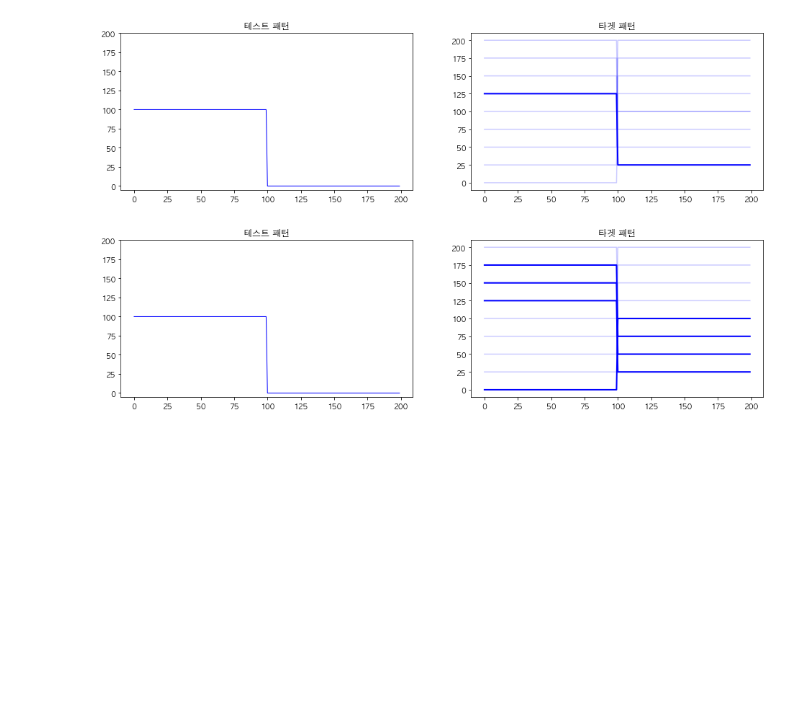
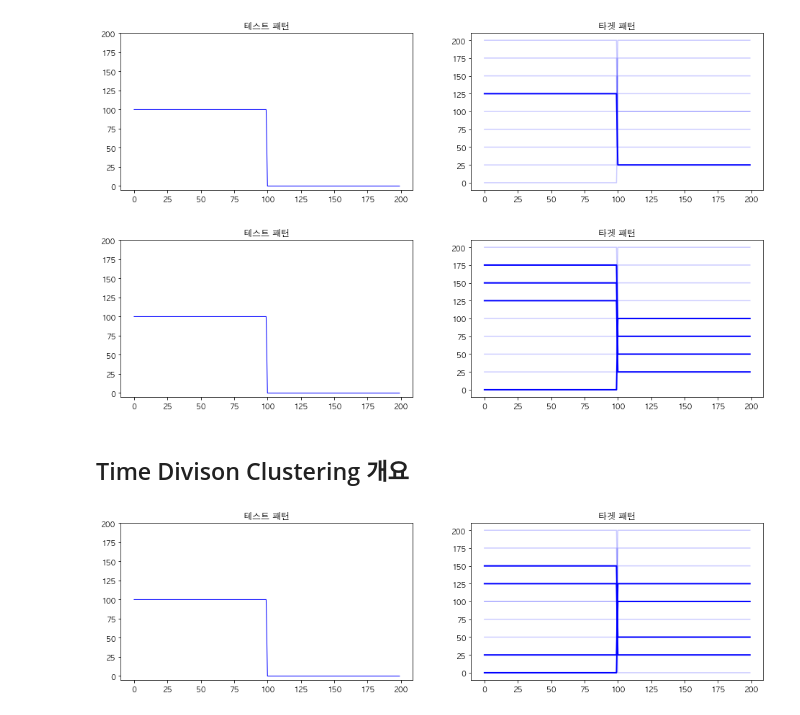
Before and after one commit to formegusto/distribution-public-fee, a Jupyter notebook: pt3-ex-1.euclidean distance problem.ipynb, the cells around one changed output. Saved outputs shown, nothing was run; the diff lists cells and outputs as text; code cells hidden in the pictures; blank space fills up the shorter version.

Commit message:
update : time division kmeans clustering 개요

```diff
--- a/pt3-ex-1.euclidean distance problem.ipynb
+++ b/pt3-ex-1.euclidean distance problem.ipynb
@@ -128,3 +128,27 @@ up_ax.set_title("타겟 패턴")
 plt.show()
 # %% [output]
 [figure]
+# %% [markdown]
+## Time Divison Clustering 개요
+# %%
+all_y = np.append(r_y, y,axis=0)
+all_rank = all_y.argsort(axis=0).argsort(axis=0).mean(axis=1)
+
+rank_chk = abs(all_rank[1:] - all_rank[0])
+rank_sort = all_y[1:][rank_chk.argsort()]
+
+plt.figure(figsize=(16,4))
+
+down_ax = plt.subplot(1,2,1)
+down_ax.plot(x, r_y[0], color='b', linewidth=1.0)
+down_ax.set_title("테스트 패턴")
+plt.yticks(range(0, 201, 25))
+
+up_ax = plt.subplot(1,2,2)
+up_ax.plot(x, all_y.T, color='b', alpha=0.2)
+up_ax.plot(x, rank_sort[:4].T, color='b', linewidth=2.0)
+up_ax.set_title("타겟 패턴")
+
+plt.show()
+# %% [output]
+[figure, added]
```
